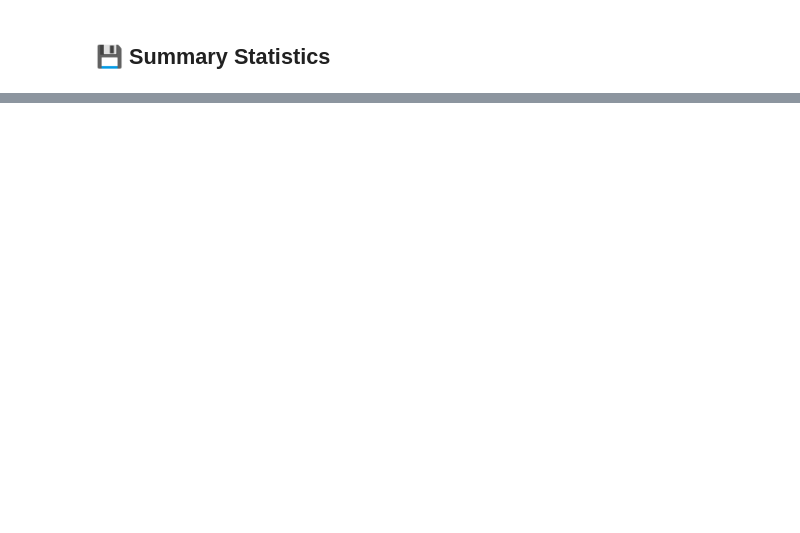
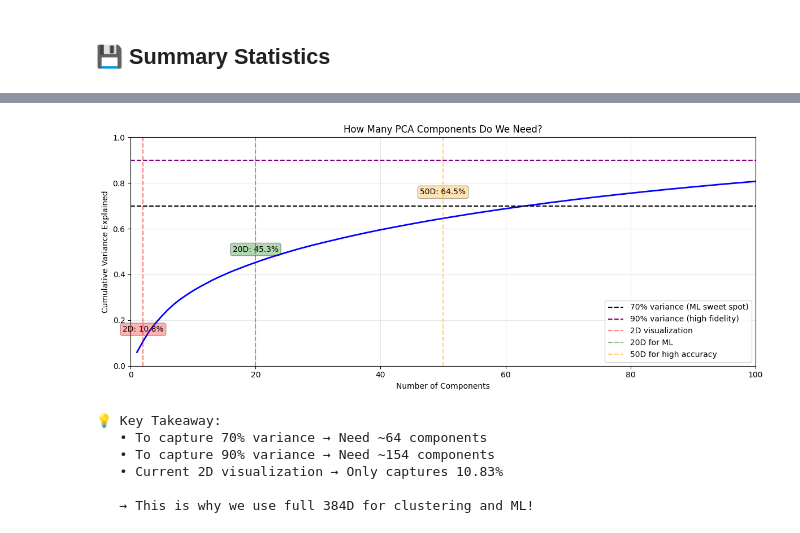
Before and after one commit to Min47/SG-JobMarket-DataScienceProject, a Jupyter notebook: notebooks/nlp_test_embeddings.ipynb, the cells around one changed output, grey strips where cells are left out. Drawn from its saved outputs; the diff is of its cells as text; code cells hidden in the pictures; blank space fills up the shorter version.

```diff
--- a/notebooks/nlp_test_embeddings.ipynb
+++ b/notebooks/nlp_test_embeddings.ipynb
@@ -561,0 +688,51 @@ print(f"  PCA variance (2D): {pca.explained_variance_ratio_.sum():.2%}")
+# %%
+# Visualize cumulative variance explained
+pca_full = PCA(random_state=42)
+pca_full.fit(embeddings_matrix)
+
+cumulative_variance = np.cumsum(pca_full.explained_variance_ratio_)
+
+plt.figure(figsize=(12, 5))
+
+# Plot cumulative variance
+plt.plot(range(1, len(cumulative_variance) + 1), cumulative_variance,
+         linewidth=2, color='blue')
+
+# Mark important thresholds
+plt.axhline(y=0.70, color='black', linestyle='--', label='70% variance (ML sweet spot)')
+plt.axhline(y=0.90, color='purple', linestyle='--', label='90% variance (high fidelity)')
+plt.axvline(x=2, color='red', linestyle='--', alpha=0.5, label='2D visualization')
+plt.axvline(x=20, color='green', linestyle='--', alpha=0.5, label='20D for ML')
+plt.axvline(x=50, color='orange', linestyle='--', alpha=0.5, label='50D for high accuracy')
+
+# Annotations
+plt.text(2, 0.15, f'2D: {cumulative_variance[1]:.1%}', ha='center', fontsize=10,
+         bbox=dict(boxstyle='round', facecolor='red', alpha=0.3))
+plt.text(20, 0.50, f'20D: {cumulative_variance[19]:.1%}', ha='center', fontsize=10,
+         bbox=dict(boxstyle='round', facecolor='green', alpha=0.3))
+plt.text(50, 0.75, f'50D: {cumulative_variance[49]:.1%}', ha='center', fontsize=10,
+         bbox=dict(boxstyle='round', facecolor='orange', alpha=0.3))
+
+plt.xlabel('Number of Components')
+plt.ylabel('Cumulative Variance Explained')
+plt.title('How Many PCA Components Do We Need?')
+plt.legend(loc='lower right')
+plt.grid(True, alpha=0.3)
+plt.xlim(0, 100)
+plt.ylim(0, 1)
+plt.tight_layout()
+plt.show()
+
+print("\n💡 Key Takeaway:")
+print(f"   • To capture 70% variance → Need ~{np.argmax(cumulative_variance >= 0.70) + 1} components")
+print(f"   • To capture 90% variance → Need ~{np.argmax(cumulative_variance >= 0.90) + 1} components")
+print(f"   • Current 2D visualization → Only captures {cumulative_variance[1]:.2%}")
+print("\n   → This is why we use full 384D for clustering and ML!")
+# %% [output]
+[figure, added]
+💡 Key Takeaway:
+   • To capture 70% variance → Need ~64 components
+   • To capture 90% variance → Need ~154 components
+   • Current 2D visualization → Only captures 10.83%
+
+   → This is why we use full 384D for clustering and ML!
```
Also changed, not shown: parts of 14 cells of this notebook.
